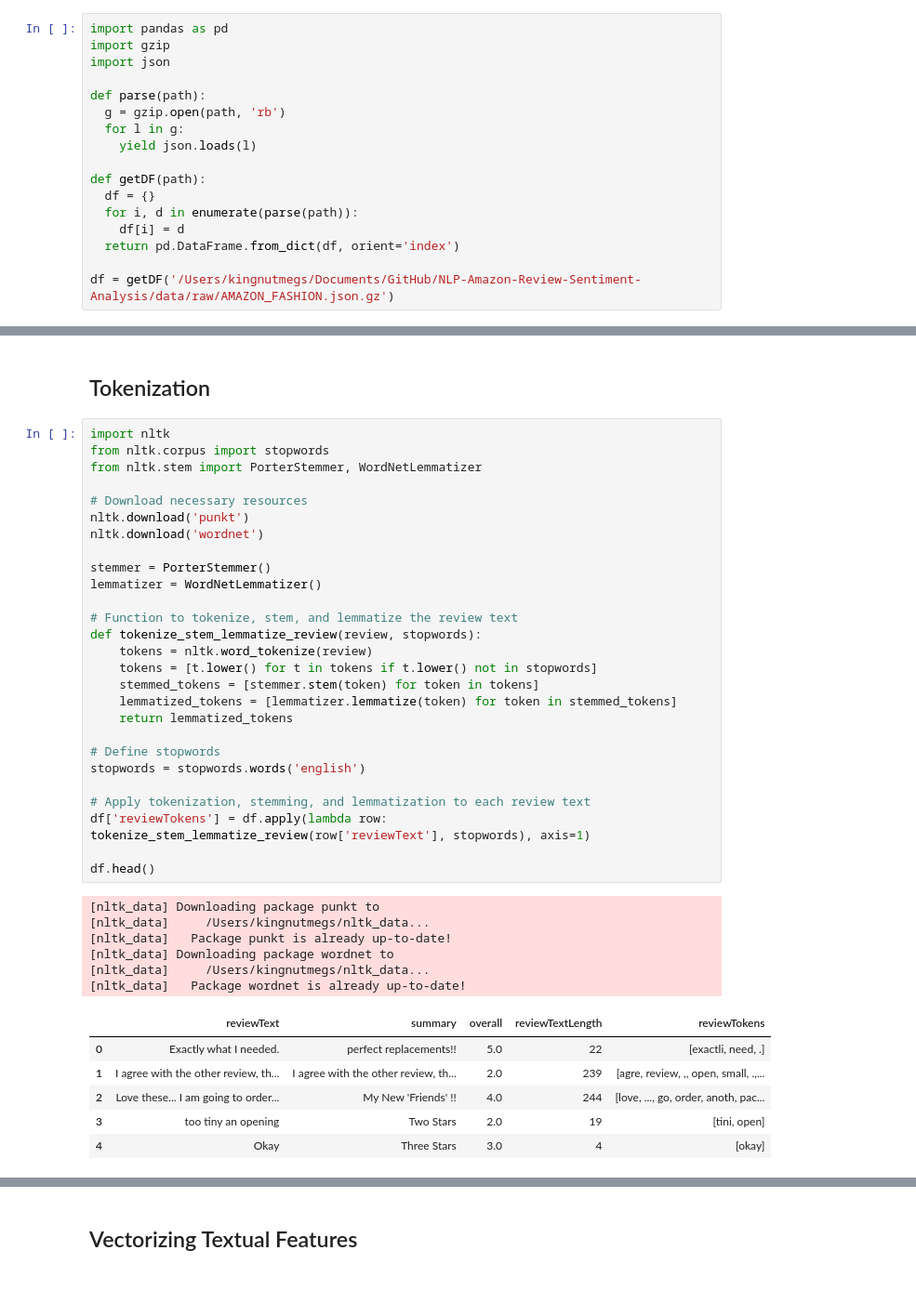
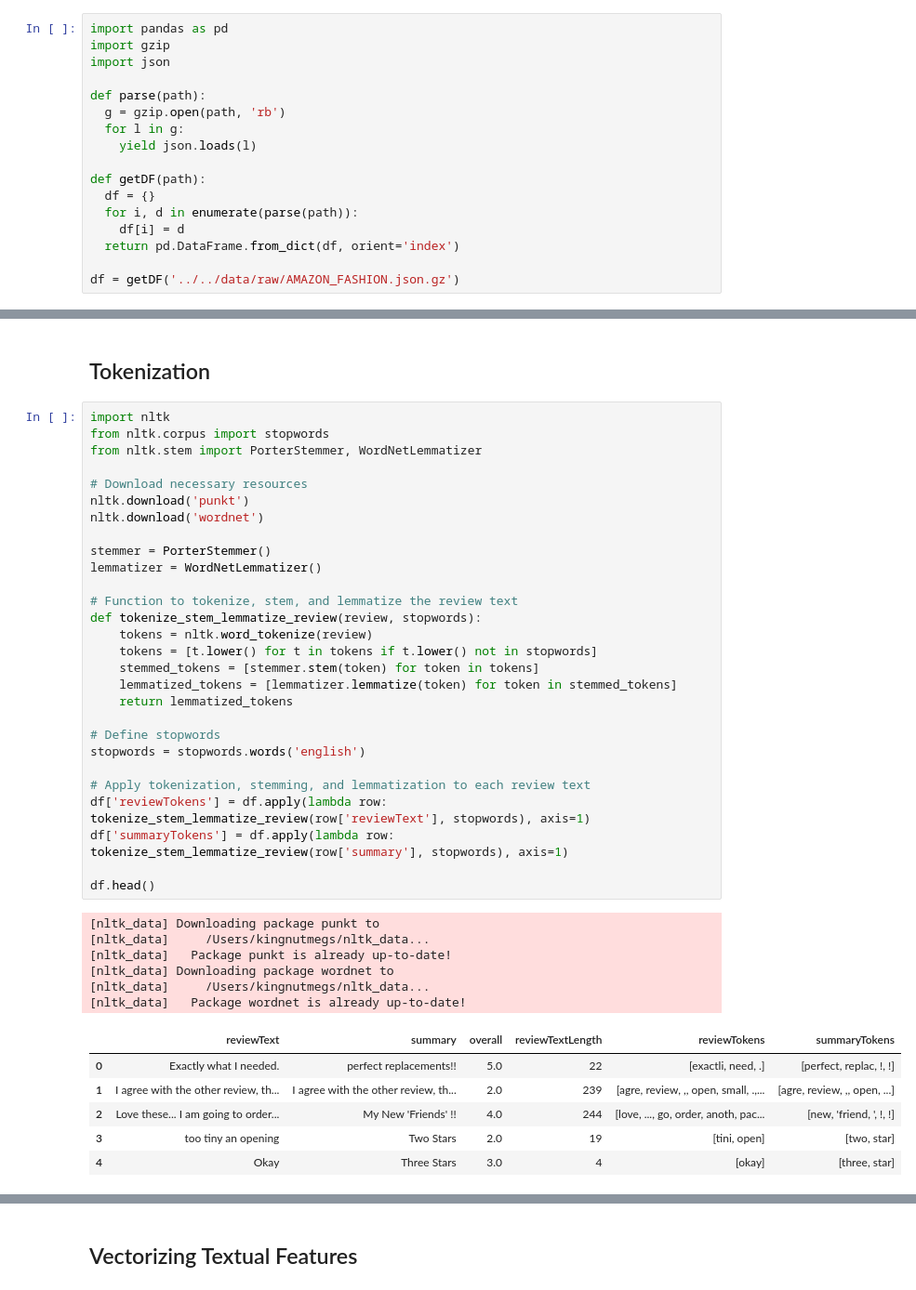
Before and after one commit to narayansharma-21/Amazon-Review-Sentiment-Analysis, a Jupyter notebook: src/data_processing/preprocess_data.ipynb, the cells around one changed output, grey strips where cells are left out. Shown: that part at 93% size. Cells and saved outputs as stored; diff of their text form.

```diff
--- a/src/data_processing/preprocess_data.ipynb
+++ b/src/data_processing/preprocess_data.ipynb
@@ -20,4 +20,4 @@ def getDF(path):
     df[i] = d
   return pd.DataFrame.from_dict(df, orient='index')
 
-df = getDF('/Users/kingnutmegs/Documents/GitHub/NLP-Amazon-Review-Sentiment-Analysis/data/raw/AMAZON_FASHION.json.gz')
+df = getDF('../../data/raw/AMAZON_FASHION.json.gz')
@@ -126,39 +109,40 @@ from nltk.stem import PorterStemmer, WordNetLemmatizer
 
 # Download necessary resources
 nltk.download('punkt')
 nltk.download('wordnet')
 
 stemmer = PorterStemmer()
 lemmatizer = WordNetLemmatizer()
 
 # Function to tokenize, stem, and lemmatize the review text
 def tokenize_stem_lemmatize_review(review, stopwords):
     tokens = nltk.word_tokenize(review)
     tokens = [t.lower() for t in tokens if t.lower() not in stopwords]
     stemmed_tokens = [stemmer.stem(token) for token in tokens]
     lemmatized_tokens = [lemmatizer.lemmatize(token) for token in stemmed_tokens]
     return lemmatized_tokens
 
 # Define stopwords
 stopwords = stopwords.words('english')
 
 # Apply tokenization, stemming, and lemmatization to each review text
 df['reviewTokens'] = df.apply(lambda row: tokenize_stem_lemmatize_review(row['reviewText'], stopwords), axis=1)
+df['summaryTokens'] = df.apply(lambda row: tokenize_stem_lemmatize_review(row['summary'], stopwords), axis=1)
 
 df.head()
 # %% [output]
 [nltk_data] Downloading package punkt to
 [nltk_data]     /Users/kingnutmegs/nltk_data...
 [nltk_data]   Package punkt is already up-to-date!
 [nltk_data] Downloading package wordnet to
 [nltk_data]     /Users/kingnutmegs/nltk_data...
 [nltk_data]   Package wordnet is already up-to-date!
-|  | reviewText | summary | overall | reviewTextLength | reviewTokens |
-| 0 | Exactly what I needed. | perfect replacements!! | 5.0 | 22 | [exactli, need, .] |
-| 1 | I agree with the other review, th... | I agree with the other review, th... | 2.0 | 239 | [agre, review, ,, open, small, .,... |
-| 2 | Love these... I am going to order... | My New 'Friends' !! | 4.0 | 244 | [love, ..., go, order, anoth, pac... |
-| 3 | too tiny an opening | Two Stars | 2.0 | 19 | [tini, open] |
-| 4 | Okay | Three Stars | 3.0 | 4 | [okay] |
+|  | reviewText | summary | overall | reviewTextLength | reviewTokens | summaryTokens |
+| 0 | Exactly what I needed. | perfect replacements!! | 5.0 | 22 | [exactli, need, .] | [perfect, replac, !, !] |
+| 1 | I agree with the other review, th... | I agree with the other review, th... | 2.0 | 239 | [agre, review, ,, open, small, .,... | [agre, review, ,, open, ...] |
+| 2 | Love these... I am going to order... | My New 'Friends' !! | 4.0 | 244 | [love, ..., go, order, anoth, pac... | [new, 'friend, ', !, !] |
+| 3 | too tiny an opening | Two Stars | 2.0 | 19 | [tini, open] | [two, star] |
+| 4 | Okay | Three Stars | 3.0 | 4 | [okay] | [three, star] |
 # %%
 # Check for NaN values in each column and replace them
 df['reviewText'].fillna('', inplace=True)
```
Also changed, not shown: parts of 7 cells of this notebook, 7 other files.
